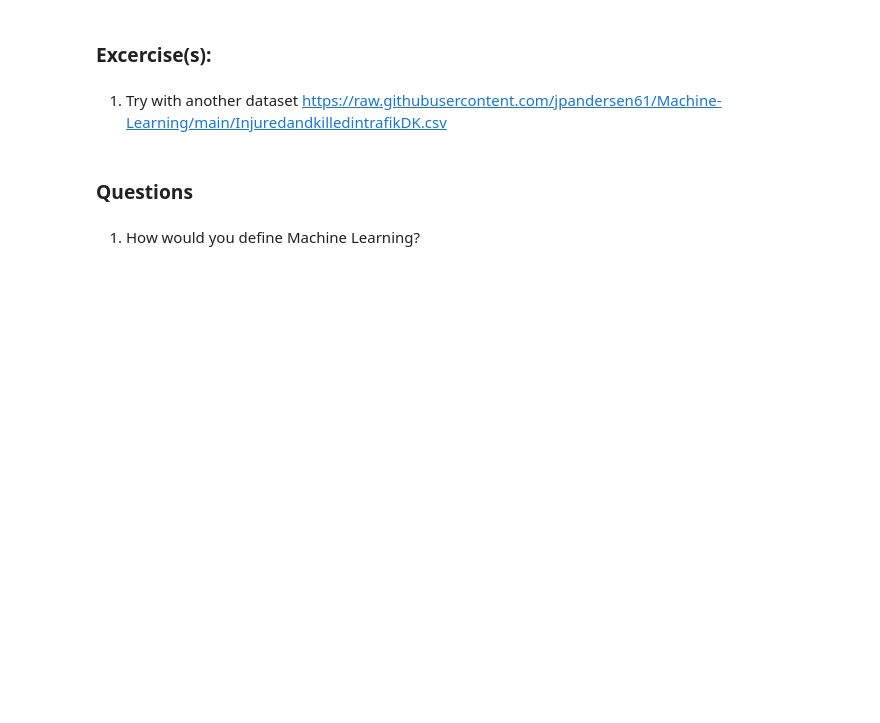
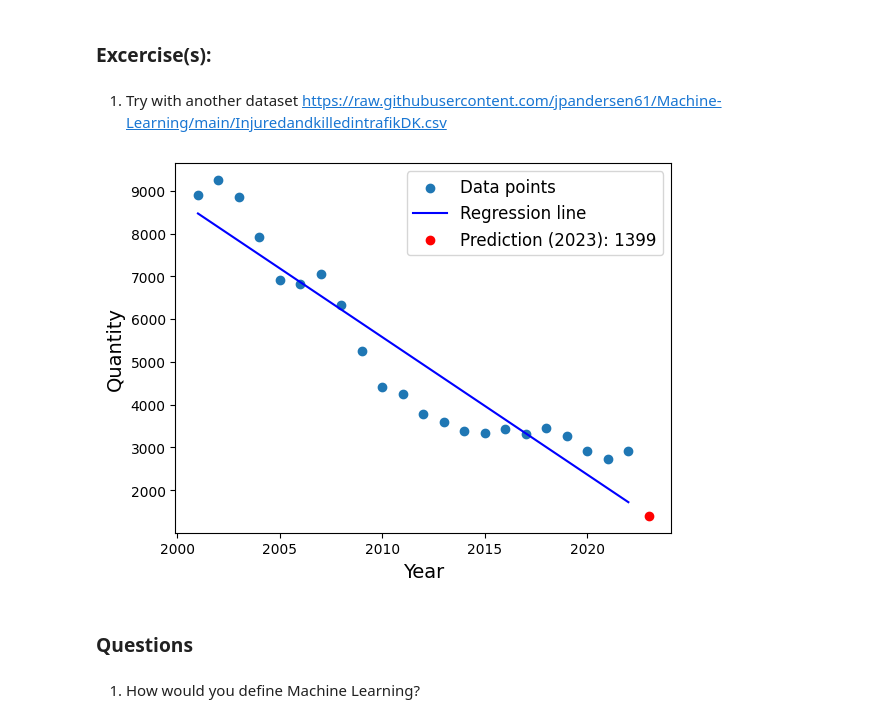
Before and after one commit to Misbaxx99/-komomi-og-it, a Jupyter notebook: linear_regression_misba.ipynb, the cells around one changed output. Drawn from its saved outputs; the diff is of its cells as text; code cells hidden in the pictures; blank space fills up the shorter version.

```diff
--- a/linear_regression_misba.ipynb
+++ b/linear_regression_misba.ipynb
@@ -215,6 +215,49 @@ plt.show()
 ### Excercise(s):
 # %% [markdown]
 1. Try with another dataset https://raw.githubusercontent.com/jpandersen61/Machine-Learning/main/InjuredandkilledintrafikDK.csv
+# %%
+import pandas as pd
+import numpy as np
+import matplotlib.pyplot as plt
+from sklearn.linear_model import LinearRegression
+
+# Dataset
+data = {
+    "year": [
+        2001, 2002, 2003, 2004, 2005, 2006, 2007, 2008, 2009, 2010, 2011, 2012,
+        2013, 2014, 2015, 2016, 2017, 2018, 2019, 2020, 2021, 2022
+    ],
+    "quantity": [
+        8896, 9254, 8844, 7915, 6919, 6821, 7062, 6329, 5250, 4408, 4259, 3778,
+        3585, 3375, 3334, 3439, 3318, 3458, 3275, 2914, 2737, 2917
+    ]
+}
+
+# Load the dataset
+lifesat = pd.DataFrame(data)
+
+# Prepare the data
+X = lifesat[["year"]]
+y = lifesat["quantity"]
+
+# Train a linear regression model
+model = LinearRegression().fit(X, y)
+
+# Prediction for the year 2023
+y_pred = model.predict([[2023]])
+
+# Plotting
+plt.scatter(lifesat["year"], lifesat["quantity"], label="Data points")
+plt.plot(lifesat["year"], model.predict(X), color="blue", label="Regression line")
+plt.scatter(2023, y_pred, color="red", label=f"Prediction (2023): {y_pred[0]:.0f}")
+
+# Add labels and legend
+plt.xlabel("Year")
+plt.ylabel("Quantity")
+plt.legend()
+plt.show()
+# %% [output]
+[figure, added]
 # %% [markdown]
 ### Questions
 # %% [markdown]
```
